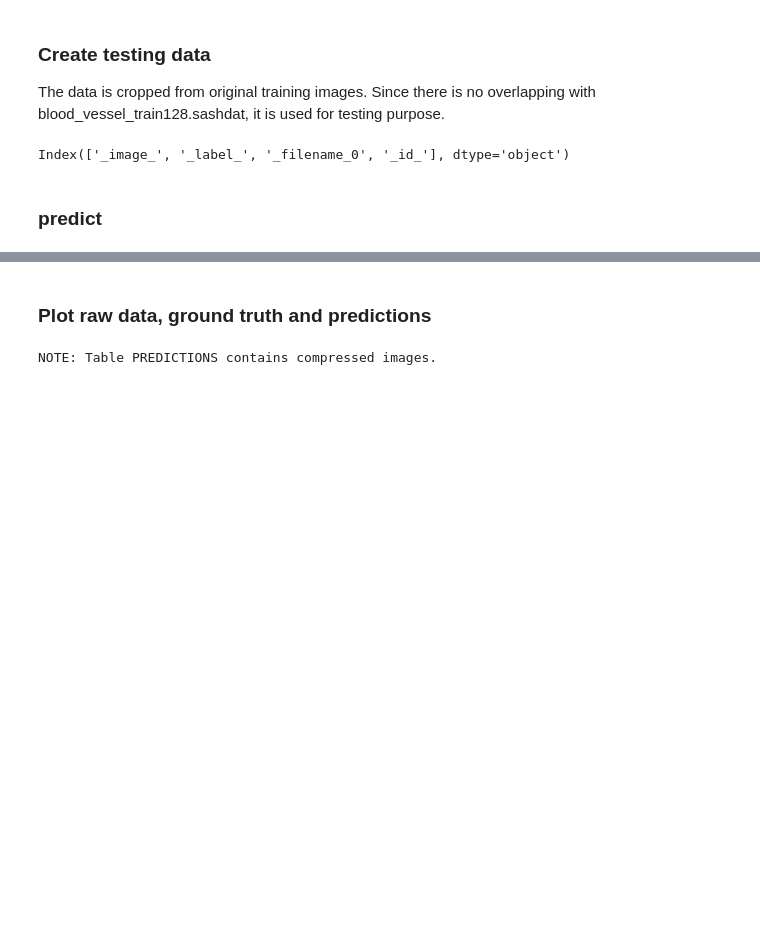
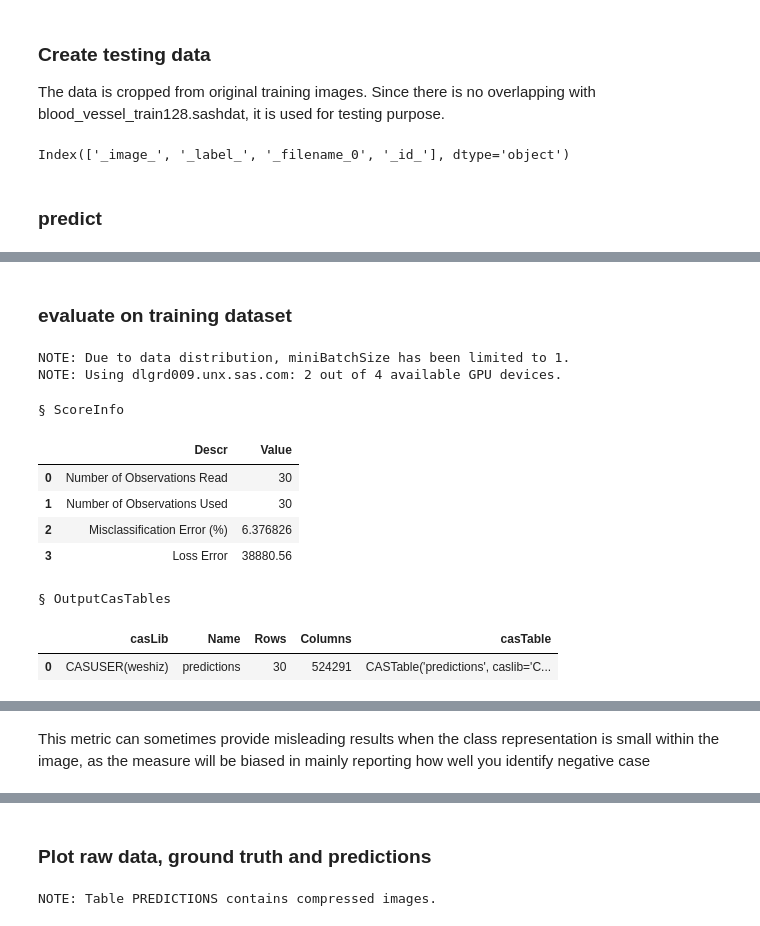
Before and after one commit to wenyushi/unet, a Jupyter notebook: unet_network_512.ipynb, the cells around one changed output, grey strips where cells are left out. Cells and saved outputs as stored; diff of their text form; code cells hidden in the pictures; blank space fills up the shorter version.

```diff
--- a/unet_network_512.ipynb
+++ b/unet_network_512.ipynb
@@ -275,3 +347,20 @@ prediction_order = s.fetch('predictions', fetchvars='_filename_0').Fetch.values.
 pred_array = predictions.as_matrix()
 pred_array = pred_array.astype(int)
 pred_array_reshape = np.reshape(pred_array, (-1, 512, 512))
+# %% [markdown]
+### evaluate on training dataset
+# %%
+s.dlscore(modeltable=model.model_name, initweights='seg_weights2', table='data', gpu=Gpu(devices=[0, 1]),
+          copyvars=['_image_', 'labels', '_filename_0'], casout=dict(name='predictions', replace=True))
+# %% [output]
+NOTE: Due to data distribution, miniBatchSize has been limited to 1.
+NOTE: Using dlgrd009.unx.sas.com: 2 out of 4 available GPU devices.
+§ ScoreInfo
+|  | Descr | Value |
+| 0 | Number of Observations Read | 30 |
+| 1 | Number of Observations Used | 30 |
+| 2 | Misclassification Error (%) | 6.376826 |
+| 3 | Loss Error | 38880.56 |
+§ OutputCasTables
+|  | casLib | Name | Rows | Columns | casTable |
+| 0 | CASUSER(weshiz) | predictions | 30 | 524291 | CASTable('predictions', caslib='C... |
@@ -277,0 +368,2 @@ pred_array_reshape = np.reshape(pred_array, (-1, 512, 512))
+# %% [markdown]
+This metric can sometimes provide misleading results when the class representation is small within the image, as the measure will be biased in mainly reporting how well you identify negative case
```
Also changed, not shown: parts of 10 cells of this notebook.
